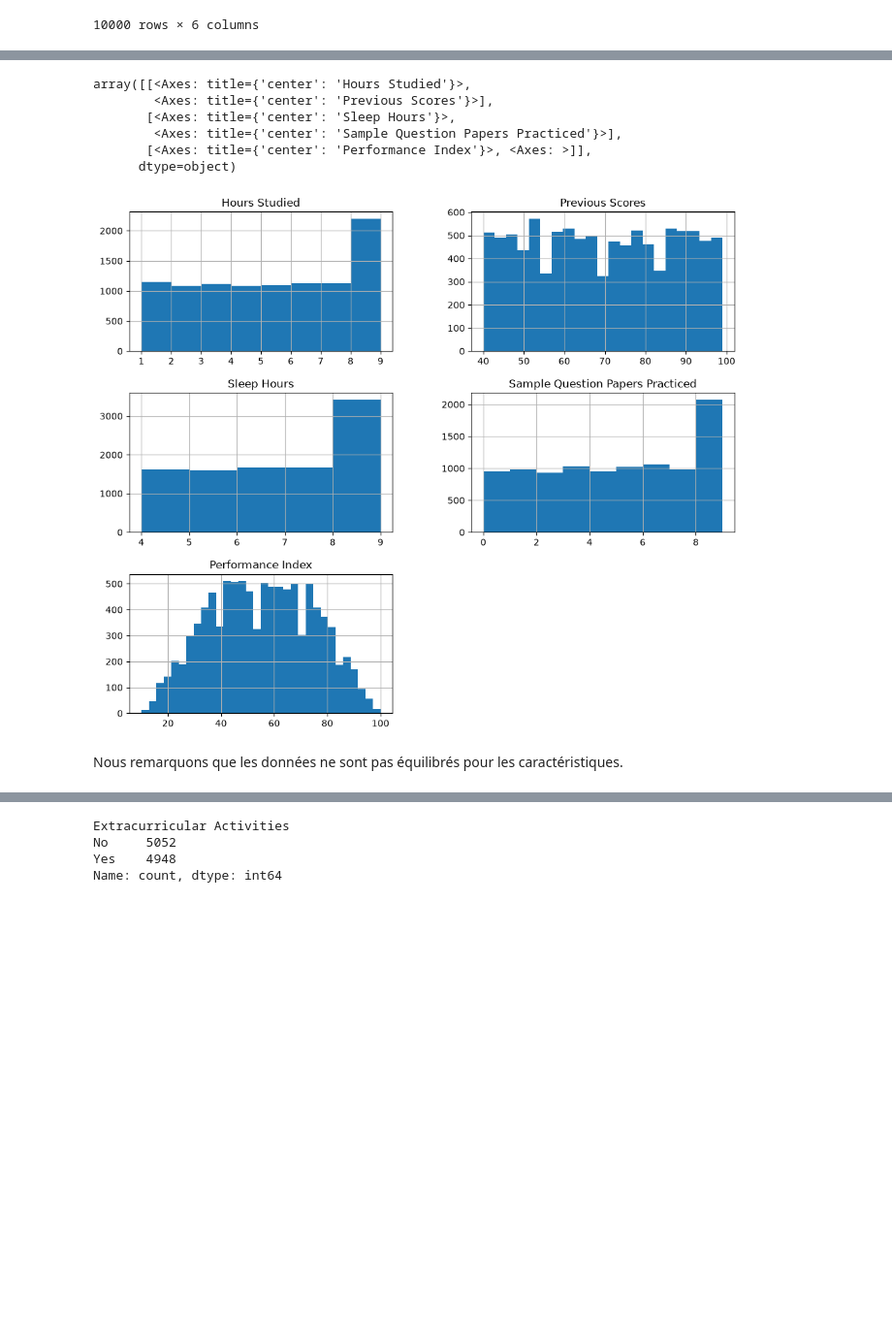
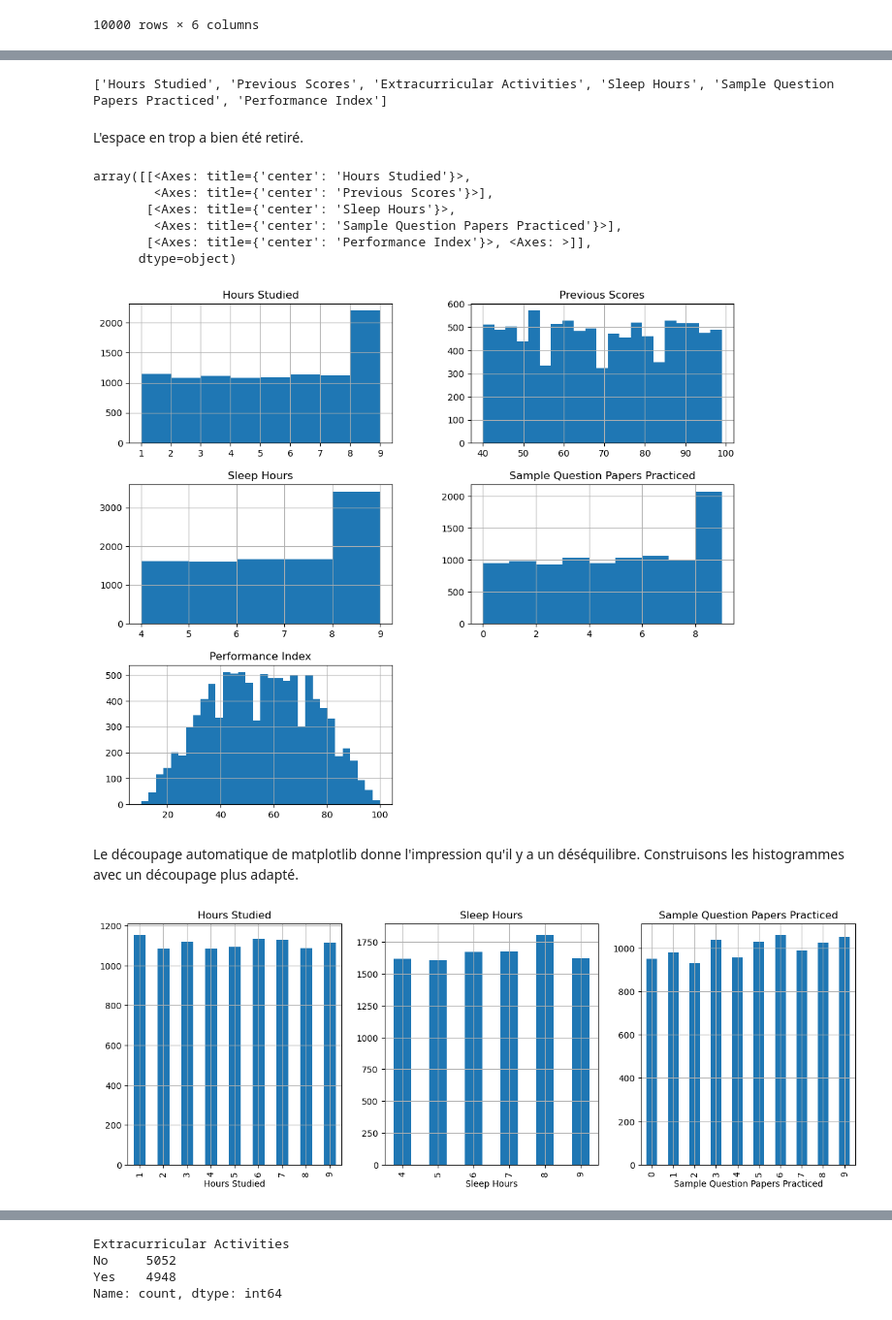
Before and after one commit to elalaxi/ML_kaggle, a Jupyter notebook: student_perf/1-exploration.ipynb, the cells around one changed output, grey strips where cells are left out. Shown at 97% size. Drawn from its saved outputs; the diff is of its cells as text; code cells hidden in the pictures; blank space fills up the shorter version.

Commit message:
1-exploration.ipynb Hist modifications, better visualisation

```diff
--- a/student_perf/1-exploration.ipynb
+++ b/student_perf/1-exploration.ipynb
@@ -44,3 +52,10 @@ On remarque qu'il y a n'y a que des colonnes à valeurs numériques sauf pour *E
+# %%
+df_student.columns = df_student.columns.str.strip()
+print(df_student.columns.tolist())
+# %% [output]
+['Hours Studied', 'Previous Scores', 'Extracurricular Activities', 'Sleep Hours', 'Sample Question Papers Practiced', 'Performance Index']
+# %% [markdown]
+L'espace en trop a bien été retiré.
 # %%
 df_student.hist(bins='auto', figsize=(12, 10))
 # %% [output]
@@ -50,6 +65,13 @@ array([[<Axes: title={'center': 'Hours Studied'}>,
         <Axes: title={'center': 'Sample Question Papers Practiced'}>],
        [<Axes: title={'center': 'Performance Index'}>, <Axes: >]],
       dtype=object)
-[figure, old version]
+[figure, new version]
 # %% [markdown]
-Nous remarquons que les données ne sont pas équilibrés pour les caractéristiques.
+Le découpage automatique de matplotlib donne l'impression qu'il y a un déséquilibre. Construisons les histogrammes avec un découpage plus adapté.
+# %%
+cols_reg = ["Hours Studied", "Sleep Hours", "Sample Question Papers Practiced"] #reg pour régulier
+fig, axes = plt.subplots(nrows=1, ncols=3, figsize=(15, 5))
+for axes, col in zip(axes, cols_reg):
+    df_student[col].value_counts().sort_index().plot.bar(ax=axes, title=col, grid=True)
+# %% [output]
+[figure, added]
```
Also changed, not shown: parts of 9 cells of this notebook.
